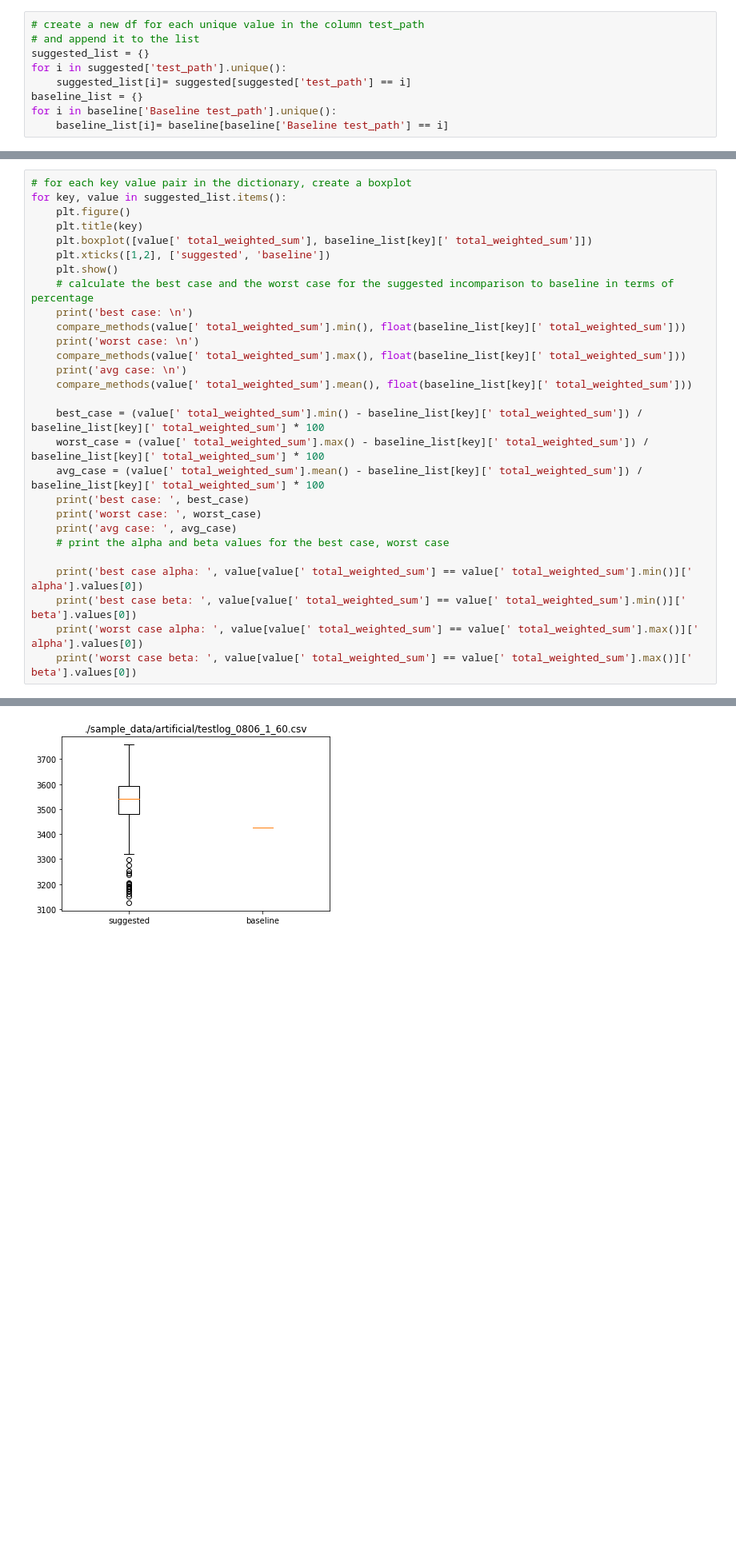
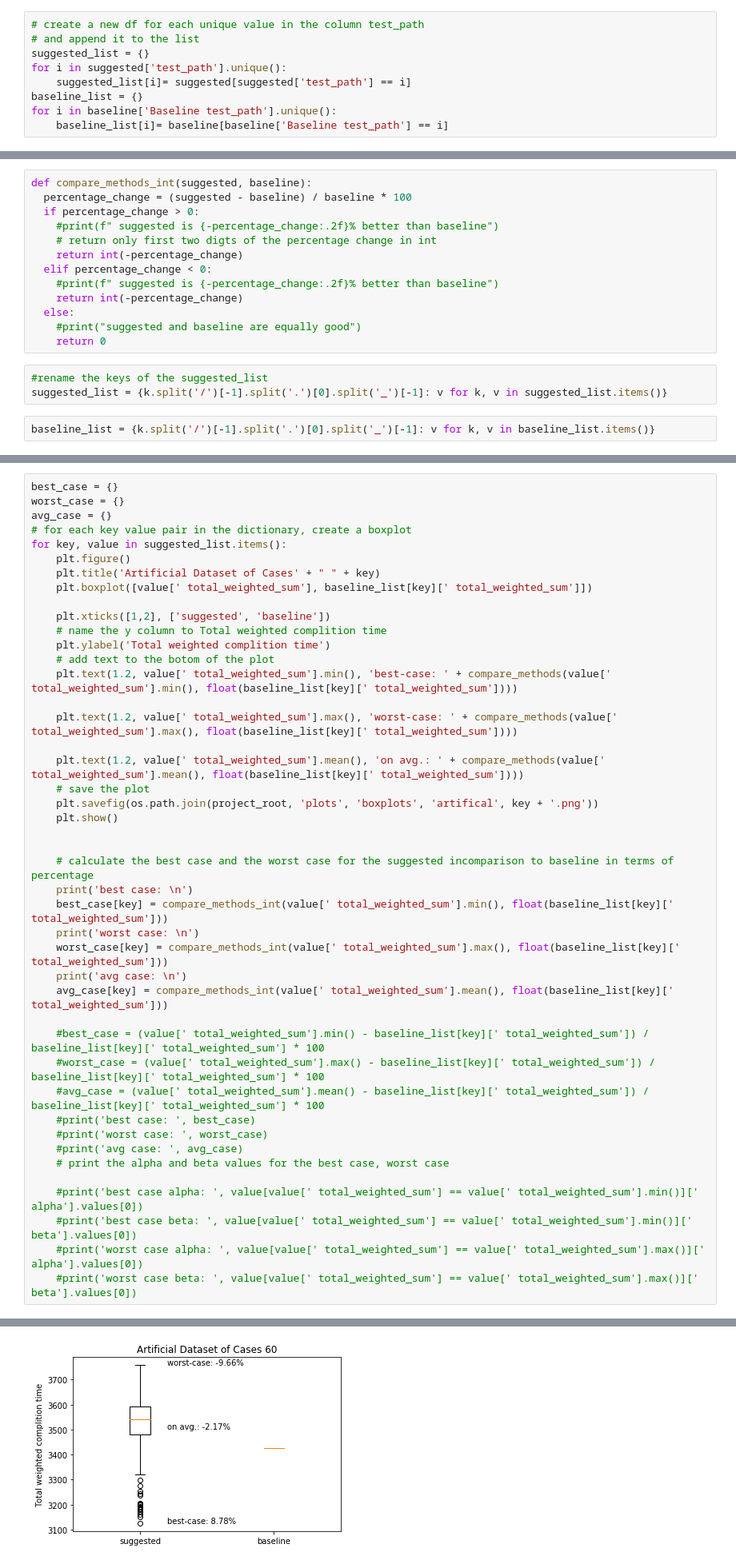
Before and after one commit to Dilyar-Iskan/seminarcode, a Jupyter notebook: visualize/boxplots.ipynb, the cells around one changed output, grey strips where cells are left out. Shown at 80% size. Saved outputs shown, nothing was run; the diff lists cells and outputs as text; blank space fills up the shorter version.

Commit message:
plots

```diff
--- a/visualize/boxplots.ipynb
+++ b/visualize/boxplots.ipynb
@@ -58,0 +62,18 @@ def compare_methods(suggested, baseline):
+# %%
+def compare_methods_int(suggested, baseline):
+  percentage_change = (suggested - baseline) / baseline * 100
+  if percentage_change > 0:
+    #print(f" suggested is {-percentage_change:.2f}% better than baseline")
+    # return only first two digts of the percentage change in int
+    return int(-percentage_change)
+  elif percentage_change < 0:
+    #print(f" suggested is {-percentage_change:.2f}% better than baseline")
+    return int(-percentage_change)
+  else:
+    #print("suggested and baseline are equally good")
+    return 0
+# %%
+#rename the keys of the suggested_list
+suggested_list = {k.split('/')[-1].split('.')[0].split('_')[-1]: v for k, v in suggested_list.items()}
+# %%
+baseline_list = {k.split('/')[-1].split('.')[0].split('_')[-1]: v for k, v in baseline_list.items()}
@@ -59,29 +84,45 @@ def compare_methods(suggested, baseline):
 # %%
+best_case = {}
+worst_case = {}
+avg_case = {}
 # for each key value pair in the dictionary, create a boxplot
 for key, value in suggested_list.items():
     plt.figure()
-    plt.title(key)
+    plt.title('Artificial Dataset of Cases' + " " + key)
     plt.boxplot([value[' total_weighted_sum'], baseline_list[key][' total_weighted_sum']])
+
     plt.xticks([1,2], ['suggested', 'baseline'])
+    # name the y column to Total weighted complition time
+    plt.ylabel('Total weighted complition time')
+    # add text to the botom of the plot
+    plt.text(1.2, value[' total_weighted_sum'].min(), 'best-case: ' + compare_methods(value[' total_weighted_sum'].min(), float(baseline_list[key][' total_weighted_sum'])))
+
+    plt.text(1.2, value[' total_weighted_sum'].max(), 'worst-case: ' + compare_methods(value[' total_weighted_sum'].max(), float(baseline_list[key][' total_weighted_sum'])))
+
+    plt.text(1.2, value[' total_weighted_sum'].mean(), 'on avg.: ' + compare_methods(value[' total_weighted_sum'].mean(), float(baseline_list[key][' total_weighted_sum'])))
+    # save the plot
+    plt.savefig(os.path.join(project_root, 'plots', 'boxplots', 'artifical', key + '.png'))
     plt.show()
+
+
     # calculate the best case and the worst case for the suggested incomparison to baseline in terms of percentage
     print('best case: \n')
-    compare_methods(value[' total_weighted_sum'].min(), float(baseline_list[key][' total_weighted_sum']))
+    best_case[key] = compare_methods_int(value[' total_weighted_sum'].min(), float(baseline_list[key][' total_weighted_sum']))
     print('worst case: \n')
-    compare_methods(value[' total_weighted_sum'].max(), float(baseline_list[key][' total_weighted_sum']))
+    worst_case[key] = compare_methods_int(value[' total_weighted_sum'].max(), float(baseline_list[key][' total_weighted_sum']))
     print('avg case: \n')
-    compare_methods(value[' total_weighted_sum'].mean(), float(baseline_list[key][' total_weighted_sum']))
+    avg_case[key] = compare_methods_int(value[' total_weighted_sum'].mean(), float(baseline_list[key][' total_weighted_sum']))
 
-    best_case = (value[' total_weighted_sum'].min() - baseline_list[key][' total_weighted_sum']) / baseline_list[key][' total_weighted_sum'] * 100
-    worst_case = (value[' total_weighted_sum'].max() - baseline_list[key][' total_weighted_sum']) / baseline_list[key][' total_weighted_sum'] * 100
-    avg_case = (value[' total_weighted_sum'].mean() - baseline_list[key][' total_weighted_sum']) / baseline_list[key][' total_weighted_sum'] * 100
-    print('best case: ', best_case)
-    print('worst case: ', worst_case)
-    print('avg case: ', avg_case)
+    #best_case = (value[' total_weighted_sum'].min() - baseline_list[key][' total_weighted_sum']) / baseline_list[key][' total_weighted_sum'] * 100
+    #worst_case = (value[' total_weighted_sum'].max() - baseline_list[key][' total_weighted_sum']) / baseline_list[key][' total_weighted_sum'] * 100
+    #avg_case = (value[' total_weighted_sum'].mean() - baseline_list[key][' total_weighted_sum']) / baseline_list[key][' total_weighted_sum'] * 100
+    #print('best case: ', best_case)
+    #print('worst case: ', worst_case)
+    #print('avg case: ', avg_case)
     # print the alpha and beta values for the best case, worst case
 
-    print('best case alpha: ', value[value[' total_weighted_sum'] == value[' total_weighted_sum'].min()][' alpha'].values[0])
-    print('best case beta: ', value[value[' total_weighted_sum'] == value[' total_weighted_sum'].min()][' beta'].values[0])
-    print('worst case alpha: ', value[value[' total_weighted_sum'] == value[' total_weighted_sum'].max()][' alpha'].values[0])
-    print('worst case beta: ', value[value[' total_weighted_sum'] == value[' total_weighted_sum'].max()][' beta'].values[0])
+    #print('best case alpha: ', value[value[' total_weighted_sum'] == value[' total_weighted_sum'].min()][' alpha'].values[0])
+    #print('best case beta: ', value[value[' total_weighted_sum'] == value[' total_weighted_sum'].min()][' beta'].values[0])
+    #print('worst case alpha: ', value[value[' total_weighted_sum'] == value[' total_weighted_sum'].max()][' alpha'].values[0])
+    #print('worst case beta: ', value[value[' total_weighted_sum'] == value[' total_weighted_sum'].max()][' beta'].values[0])
 # %% [output]
@@ -128,3 +141,3 @@ worst case beta:  0.1
-[figure, old version]
+[figure, new version]
 best case:
 
```
Also changed, not shown: parts of 8 cells of this notebook, 13 other files.
